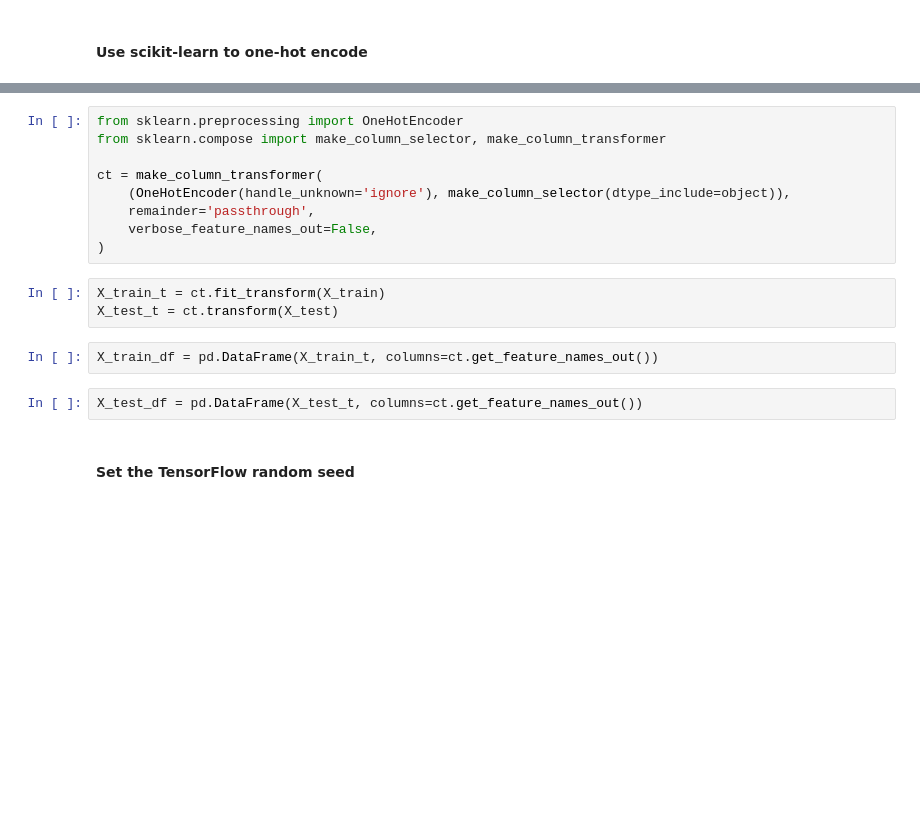
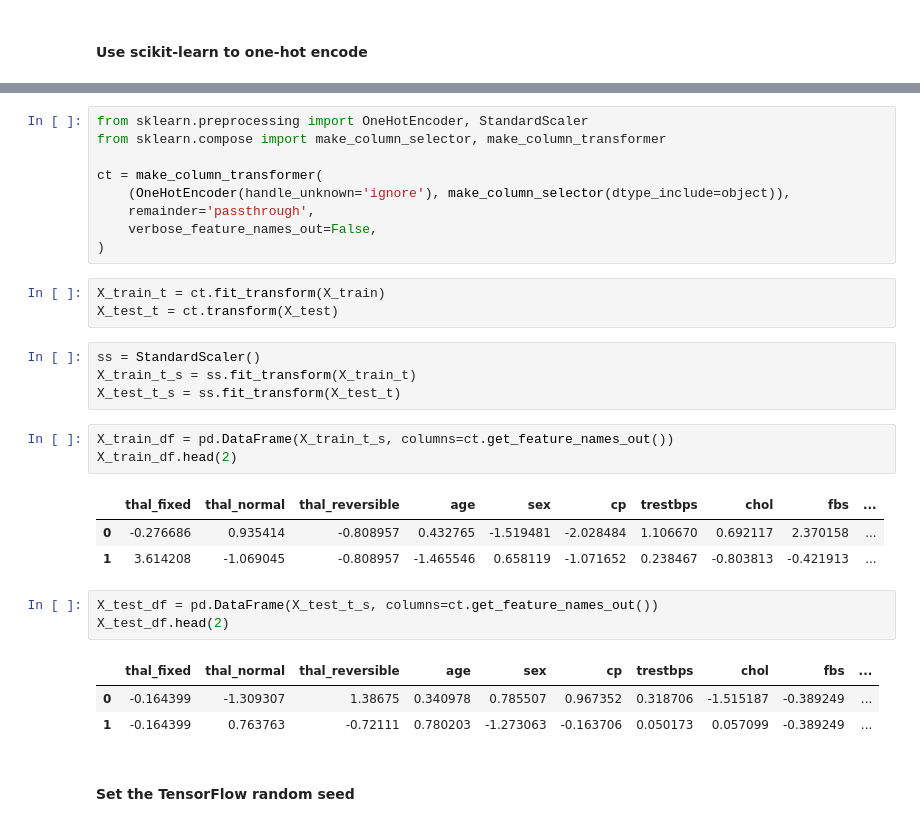
Before and after one commit to pezpet/general-assembly, a Jupyter notebook: labs/7.01-lab-master/7.01-lab-nn-classification-starter-andres.ipynb, the cells around one changed output, grey strips where cells are left out. Saved outputs shown, nothing was run; the diff lists cells and outputs as text; blank space fills up the shorter version.

```diff
--- a/labs/7.01-lab-master/7.01-lab-nn-classification-starter-andres.ipynb
+++ b/labs/7.01-lab-master/7.01-lab-nn-classification-starter-andres.ipynb
@@ -145,5 +162,5 @@ Convert `thal` column to numeric
 # %%
-from sklearn.preprocessing import OneHotEncoder
+from sklearn.preprocessing import OneHotEncoder, StandardScaler
 from sklearn.compose import make_column_selector, make_column_transformer
 
 ct = make_column_transformer(
@@ -154,10 +171,24 @@ ct = make_column_transformer(
 # %%
 X_train_t = ct.fit_transform(X_train)
 X_test_t = ct.transform(X_test)
+# %%
+ss = StandardScaler()
+X_train_t_s = ss.fit_transform(X_train_t)
+X_test_t_s = ss.fit_transform(X_test_t)
 # %%
-X_train_df = pd.DataFrame(X_train_t, columns=ct.get_feature_names_out())
+X_train_df = pd.DataFrame(X_train_t_s, columns=ct.get_feature_names_out())
+X_train_df.head(2)
+# %% [output]
+|  | thal_fixed | thal_normal | thal_reversible | age | sex | cp | trestbps | chol | fbs | ... |
+| 0 | -0.276686 | 0.935414 | -0.808957 | 0.432765 | -1.519481 | -2.028484 | 1.106670 | 0.692117 | 2.370158 | ... |
+| 1 | 3.614208 | -1.069045 | -0.808957 | -1.465546 | 0.658119 | -1.071652 | 0.238467 | -0.803813 | -0.421913 | ... |
 # %%
-X_test_df = pd.DataFrame(X_test_t, columns=ct.get_feature_names_out())
+X_test_df = pd.DataFrame(X_test_t_s, columns=ct.get_feature_names_out())
+X_test_df.head(2)
+# %% [output]
+|  | thal_fixed | thal_normal | thal_reversible | age | sex | cp | trestbps | chol | fbs | ... |
+| 0 | -0.164399 | -1.309307 | 1.38675 | 0.340978 | 0.785507 | 0.967352 | 0.318706 | -1.515187 | -0.389249 | ... |
+| 1 | -0.164399 | 0.763763 | -0.72111 | 0.780203 | -1.273063 | -0.163706 | 0.050173 | 0.057099 | -0.389249 | ... |
 # %% [markdown]
 #### Set the TensorFlow random seed
 # %%
```
Also changed, not shown: parts of 15 cells of this notebook, 4 other files.
